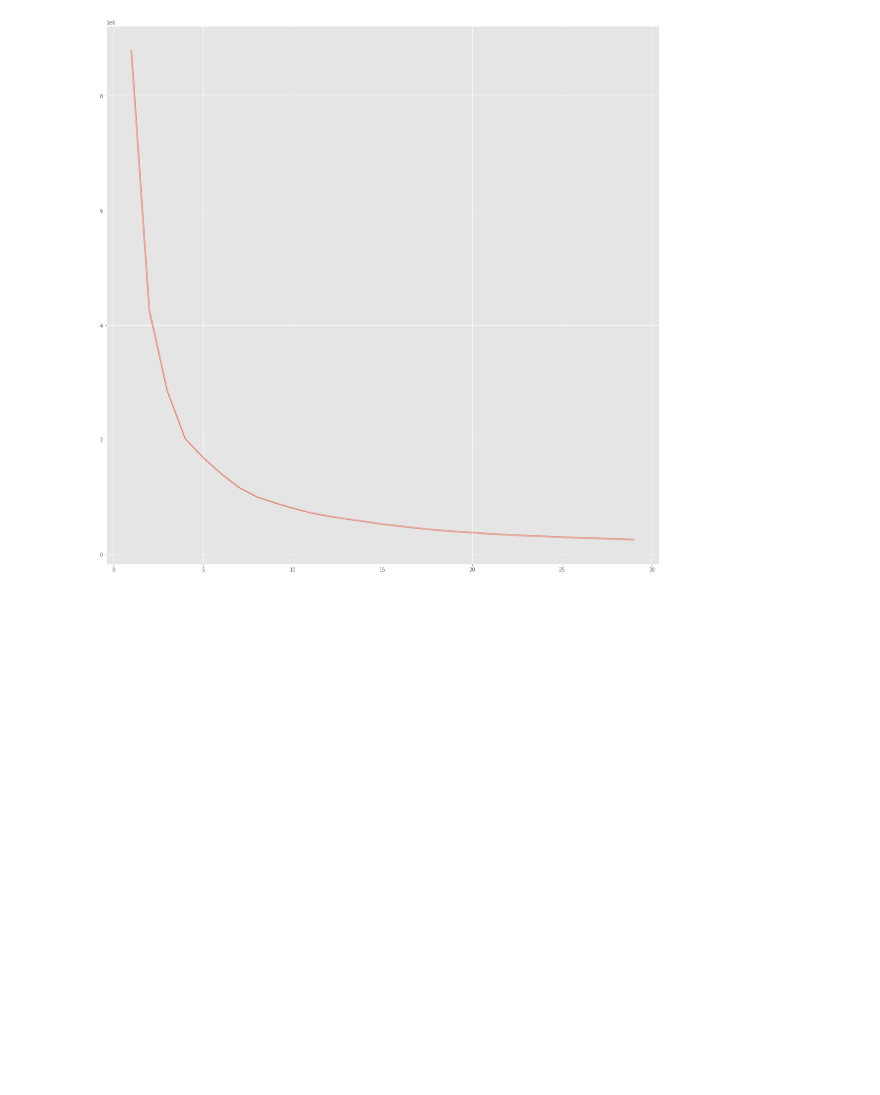
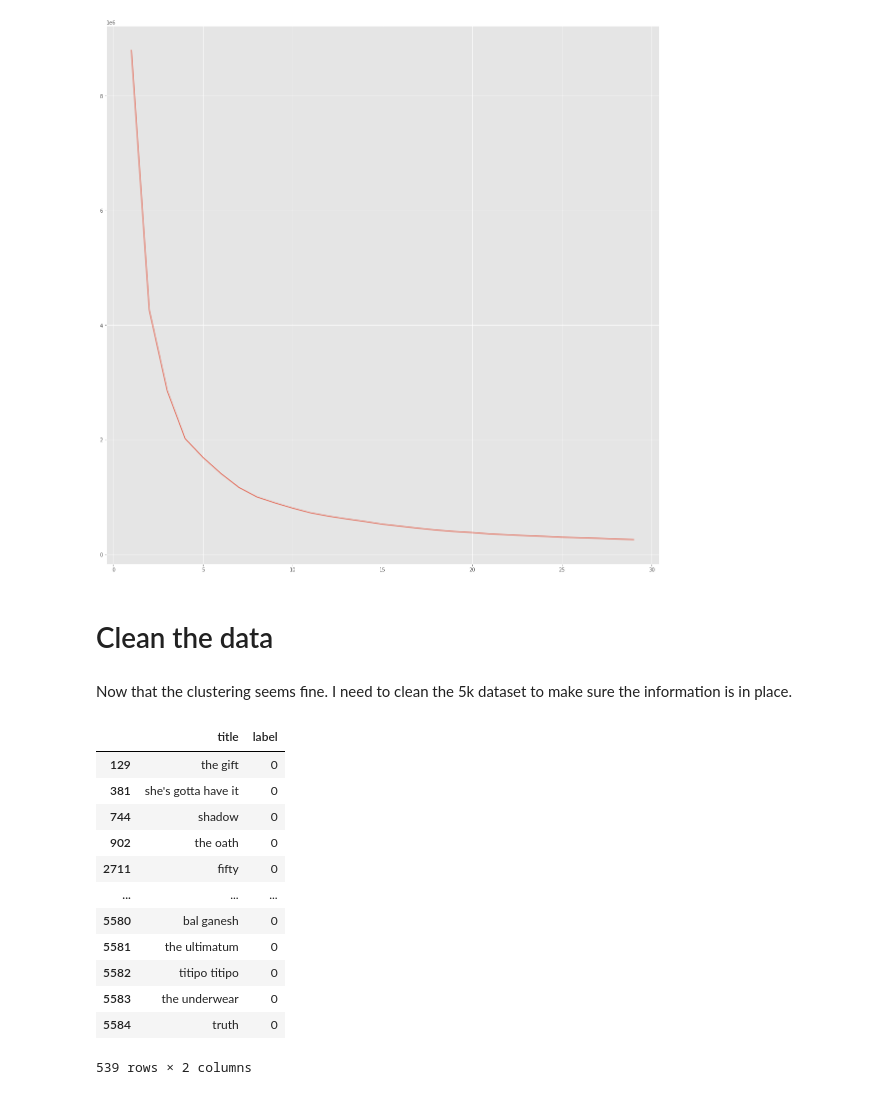
Before and after one commit to hsi-cy/dissertation, a Jupyter notebook: spacy.ipynb, the cells around one changed output. Cells and saved outputs as stored; diff of their text form; code cells hidden in the pictures; blank space fills up the shorter version.

```diff
--- a/spacy.ipynb
+++ b/spacy.ipynb
@@ -277,3 +286,28 @@ plt.plot(number_clusters, wcss)
 plt.show()
 # %% [output]
 [figure]
+# %% [markdown]
+# Clean the data
+# %% [markdown]
+Now that the clustering seems fine. I need to clean the 5k dataset to make sure the information is in place.
+# %%
+cluster_df = pd.DataFrame()
+cluster_df['title'] = tsne_df.Titles
+cluster_df['label'] = labels
+# %%
+filt = cluster_df['label'] == 0
+cluster_df.loc[filt]
+# %% [output]
+|  | title | label |
+| 129 | the gift | 0 |
+| 381 | she's gotta have it | 0 |
+| 744 | shadow | 0 |
+| 902 | the oath | 0 |
+| 2711 | fifty | 0 |
+| ... | ... | ... |
+| 5580 | bal ganesh | 0 |
+| 5581 | the ultimatum | 0 |
+| 5582 | titipo titipo | 0 |
+| 5583 | the underwear | 0 |
+| 5584 | truth | 0 |
+539 rows × 2 columns
```
Also changed, not shown: parts of 6 cells of this notebook.
